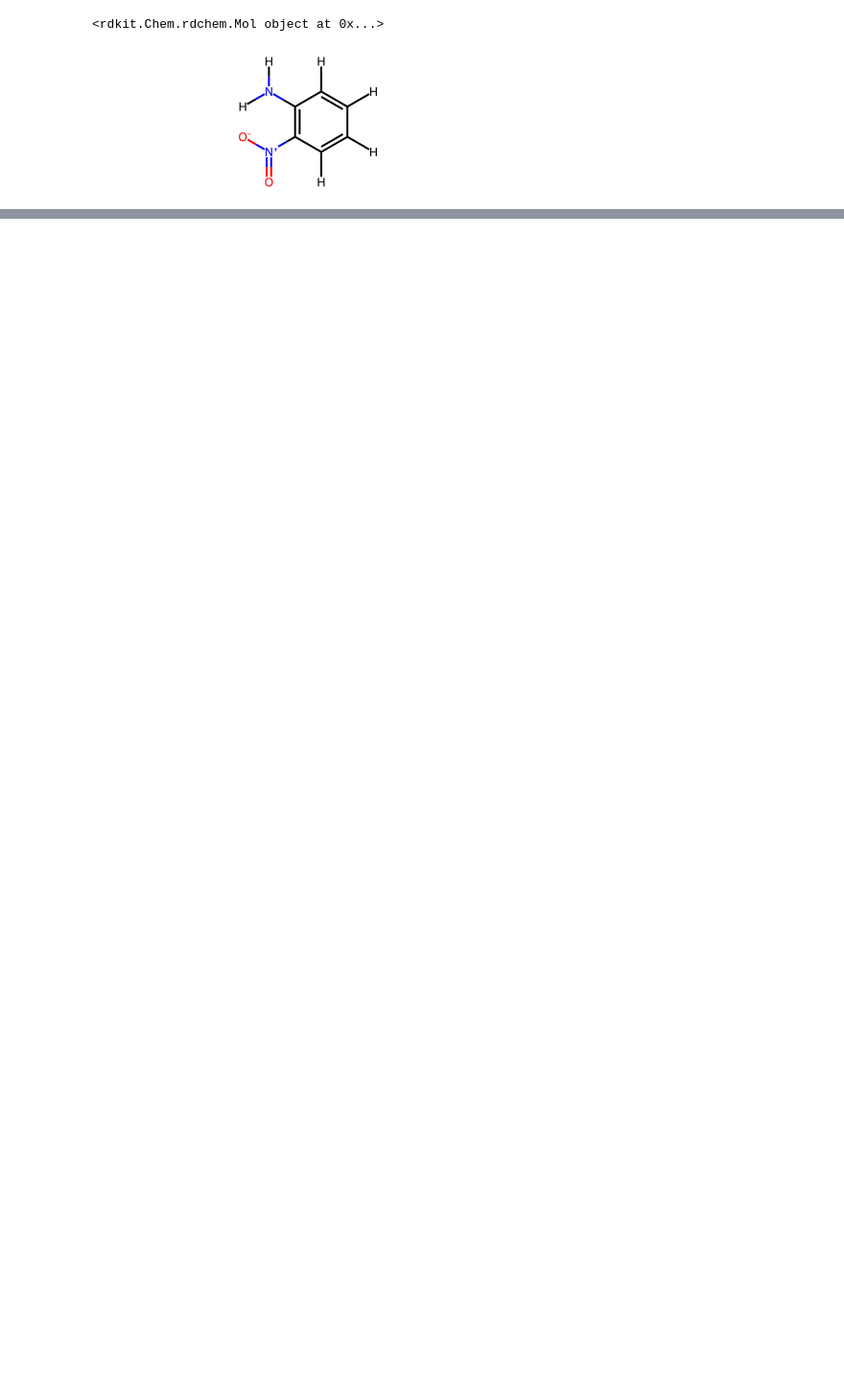
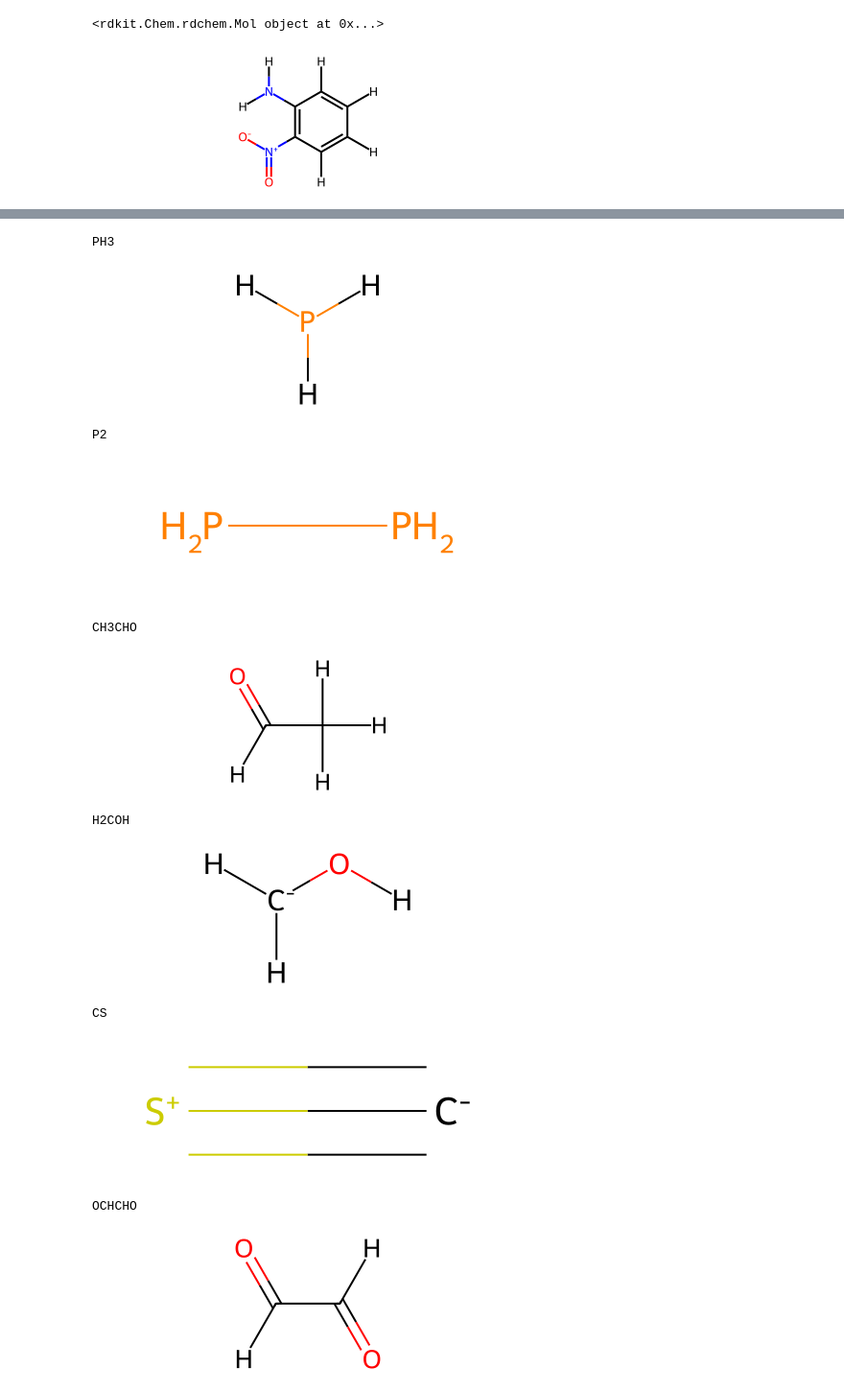
Before and after one commit to zincware/rdkit2ase, a Jupyter notebook: docs/source/rdkit_tools.ipynb, the cells around one changed output, grey strips where cells are left out. Shown at 96% size. Drawn from its saved outputs; the diff is of its cells as text; code cells hidden in the pictures; blank space fills up the shorter version.

```diff
--- a/docs/source/rdkit_tools.ipynb
+++ b/docs/source/rdkit_tools.ipynb
@@ -14,0 +24,19 @@ mol
+# %%
+for idx, (atoms, name) in enumerate(zip(g2, g2.names)):
+    print(name)
+    display(rdkit2ase.ase2rdkit(atoms, suggestions=[]))
+    if idx == 10:
+        break
+# %% [output]
+PH3
+[figure, added]
+P2
+[figure, added]
+CH3CHO
+[figure, added]
+H2COH
+[figure, added]
+CS
+[figure, added]
+OCHCHO
+[figure, added]
```
Also changed, not shown: parts of 5 cells of this notebook, 6 other files.
